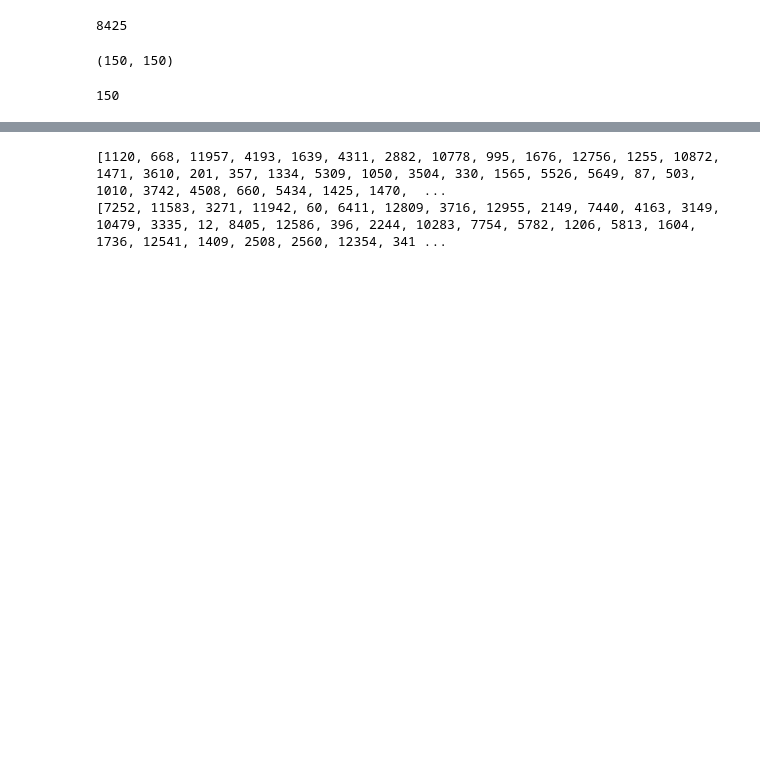
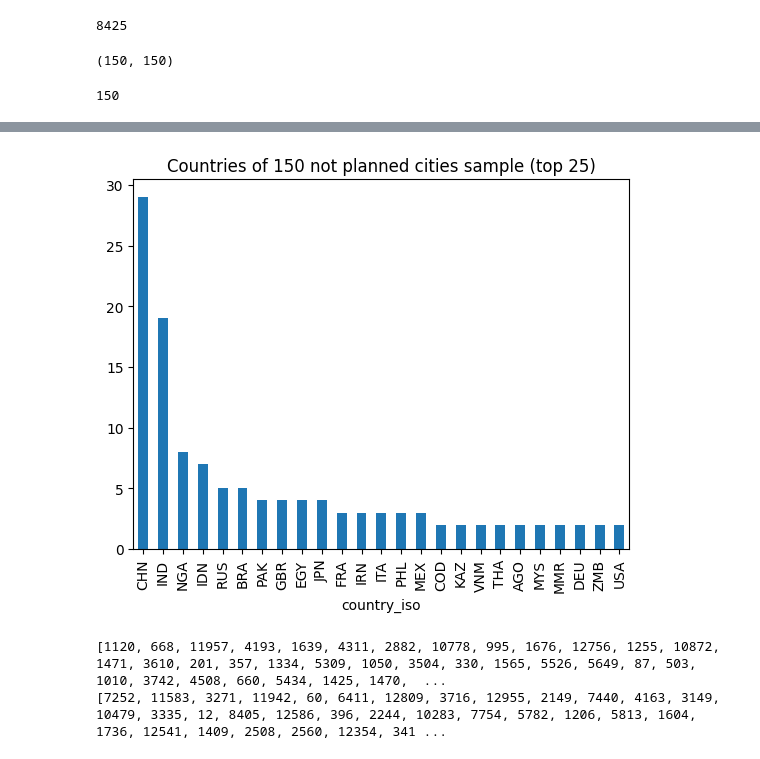
Before and after one commit to Pendulun/POC2, a Jupyter notebook: src/notebooks/1-sampling-cities.ipynb, the cells around one changed output, grey strips where cells are left out. Cells and saved outputs as stored; diff of their text form; code cells hidden in the pictures; blank space fills up the shorter version.

```diff
--- a/src/notebooks/1-sampling-cities.ipynb
+++ b/src/notebooks/1-sampling-cities.ipynb
@@ -98,3 +123,10 @@ len(set(random_planned_cities) - set(random_not_planned_cities))
+# %%
+top = 25
+ax = random_not_planned_cities_metrics['country_iso'].value_counts()[:top].plot(kind='bar')
+ax.set_title(f"Countries of 150 not planned cities sample (top {top})")
+plt.show()
+# %% [output]
+[figure, added]
 # %%
 import pickle
 # %%
```
Also changed, not shown: parts of 10 cells of this notebook, 2 other files.
